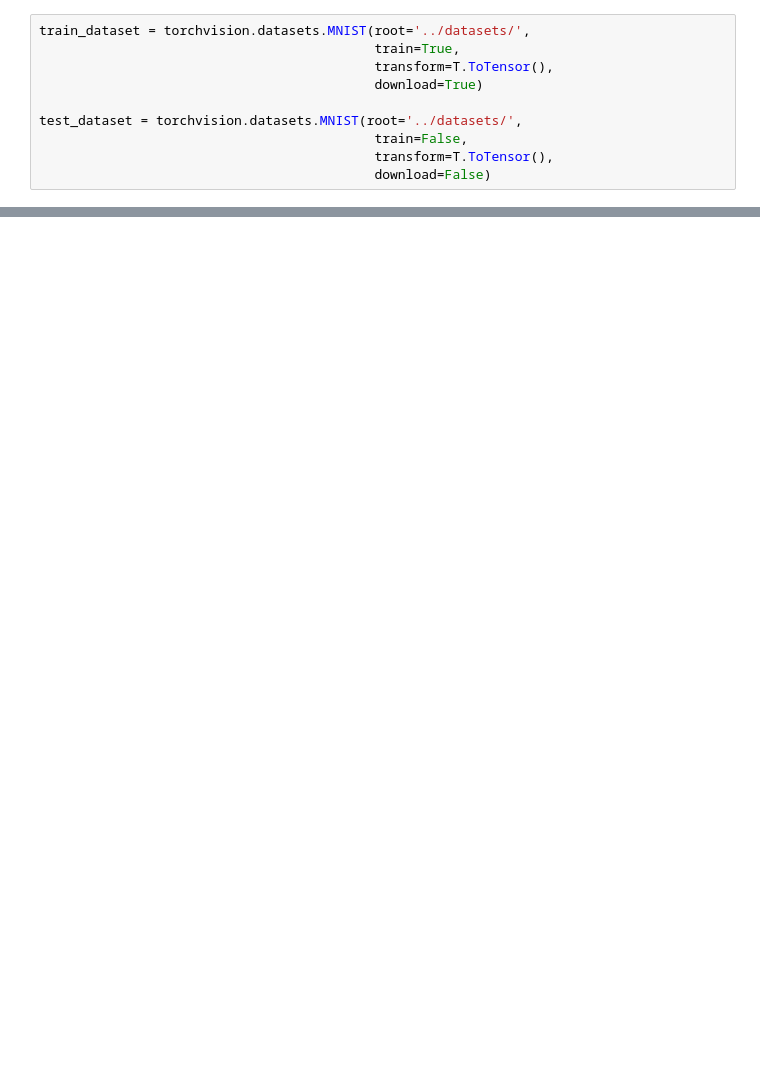
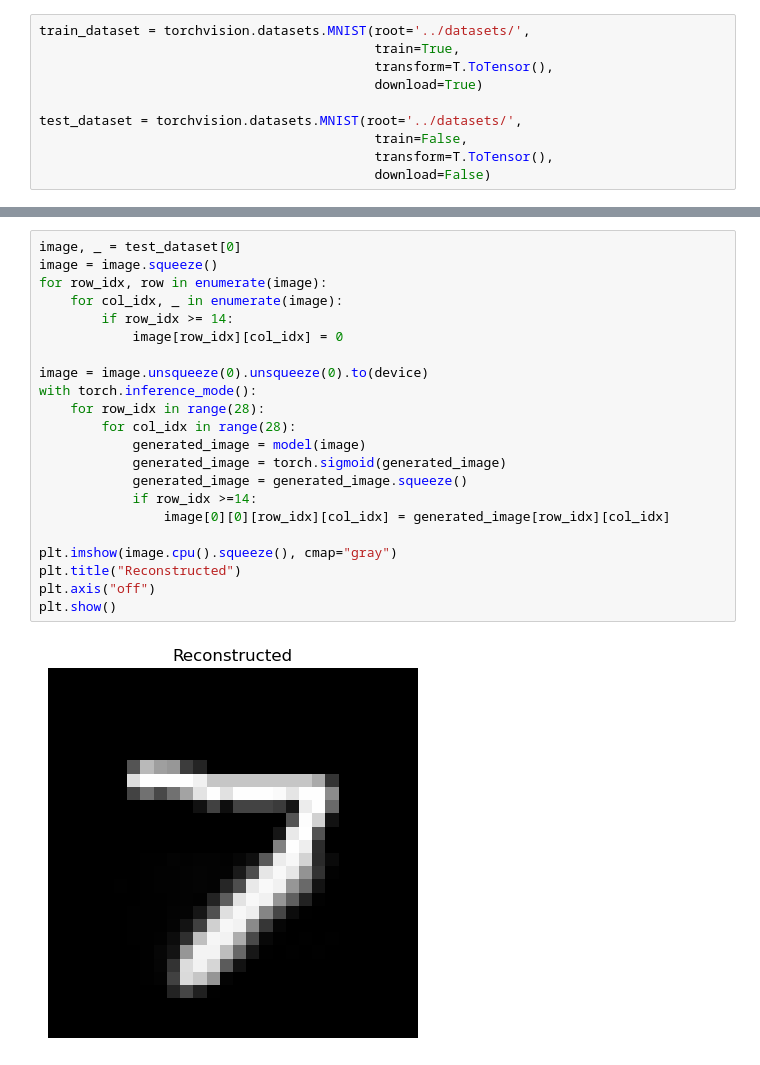
Before and after one commit to World4AI/World4AI, a Jupyter notebook: website/src/notebooks/autoregressive_generative/PixelRNN.ipynb, the cells around one changed output, grey strips where cells are left out. Saved outputs shown, nothing was run; the diff lists cells and outputs as text; blank space fills up the shorter version.

```diff
--- a/website/src/notebooks/autoregressive_generative/PixelRNN.ipynb
+++ b/website/src/notebooks/autoregressive_generative/PixelRNN.ipynb
@@ -170,0 +267,24 @@ test_dataset = torchvision.datasets.MNIST(root='../datasets/',
+# %%
+image, _ = test_dataset[0]
+image = image.squeeze()
+for row_idx, row in enumerate(image):
+    for col_idx, _ in enumerate(image):
+        if row_idx >= 14:
+            image[row_idx][col_idx] = 0
+
+image = image.unsqueeze(0).unsqueeze(0).to(device)
+with torch.inference_mode():
+    for row_idx in range(28):
+        for col_idx in range(28):
+            generated_image = model(image)
+            generated_image = torch.sigmoid(generated_image)
+            generated_image = generated_image.squeeze()
+            if row_idx >=14:
+                image[0][0][row_idx][col_idx] = generated_image[row_idx][col_idx]
+
+plt.imshow(image.cpu().squeeze(), cmap="gray")
+plt.title("Reconstructed")
+plt.axis("off")
+plt.show()
+# %% [output]
+[figure, added]
```
Also changed, not shown: parts of 18 cells of this notebook.
